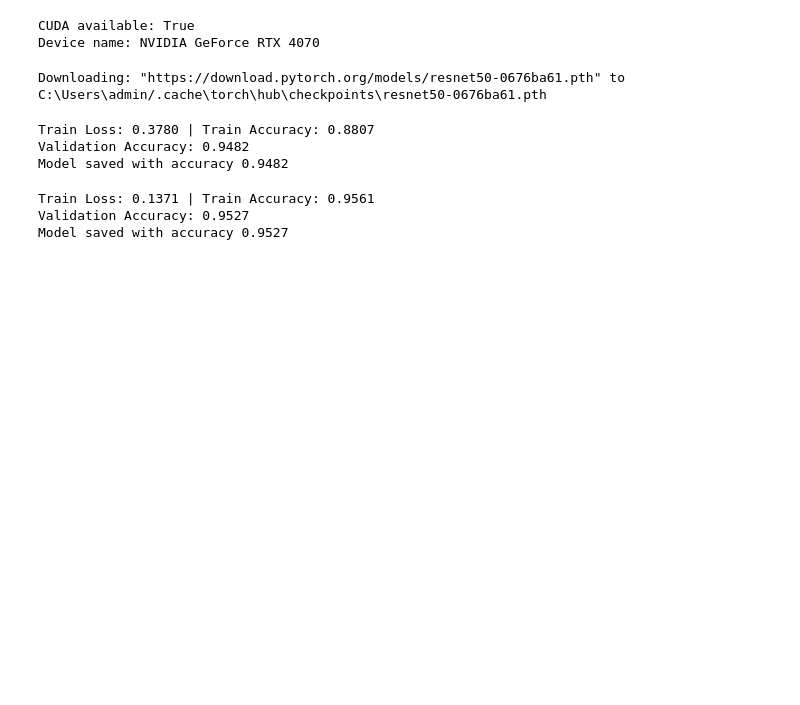
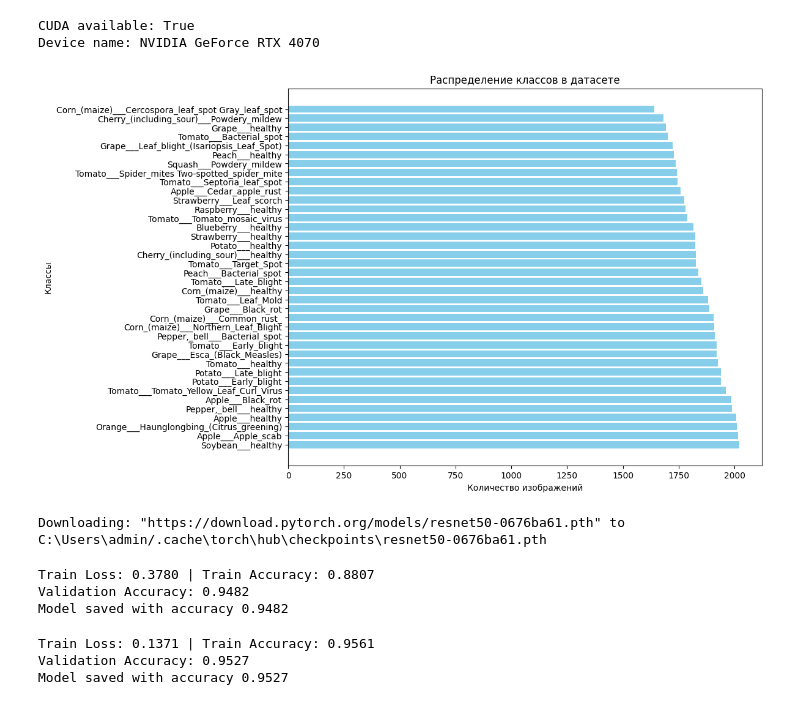
Before and after one commit to dikoshs/kazplant_ai, a Jupyter notebook: eda.ipynb, the cells around one changed output. Cells and saved outputs as stored; diff of their text form; code cells hidden in the pictures; blank space fills up the shorter version.

```diff
--- a/eda.ipynb
+++ b/eda.ipynb
@@ -14,6 +14,36 @@ print("Device name:", torch.cuda.get_device_name(0) if torch.cuda.is_available()
 # %% [output]
 CUDA available: True
 Device name: NVIDIA GeForce RTX 4070
+# %%
+import os
+import matplotlib.pyplot as plt
+from collections import Counter
+
+train_dir = "C:/PythonProjects/plant_disease_class/new_plant/New Plant Diseases Dataset(Augmented)/New Plant Diseases Dataset(Augmented)/train"
+
+class_names = os.listdir(train_dir)
+
+class_counts = []
+
+for class_name in class_names:
+    class_path = os.path.join(train_dir, class_name)
+    if os.path.isdir(class_path):
+        image_count = len(os.listdir(class_path))
+        class_counts.append((class_name, image_count))
+
+class_counts.sort(key=lambda x: x[1], reverse=True)
+
+class_names_sorted = [x[0] for x in class_counts]
+counts_sorted = [x[1] for x in class_counts]
+
+plt.figure(figsize=(10, 8))
+plt.barh(class_names_sorted, counts_sorted, color='skyblue')
+plt.xlabel('Количество изображений')
+plt.ylabel('Классы')
+plt.title('Распределение классов в датасете')
+plt.show()
+# %% [output]
+[figure, added]
 # %%
 class ImageClassificationDataset(Dataset):
     def __init__(self, image_dir, transform=None):
```
Also changed, not shown: parts of 6 cells of this notebook, 2 other files.
